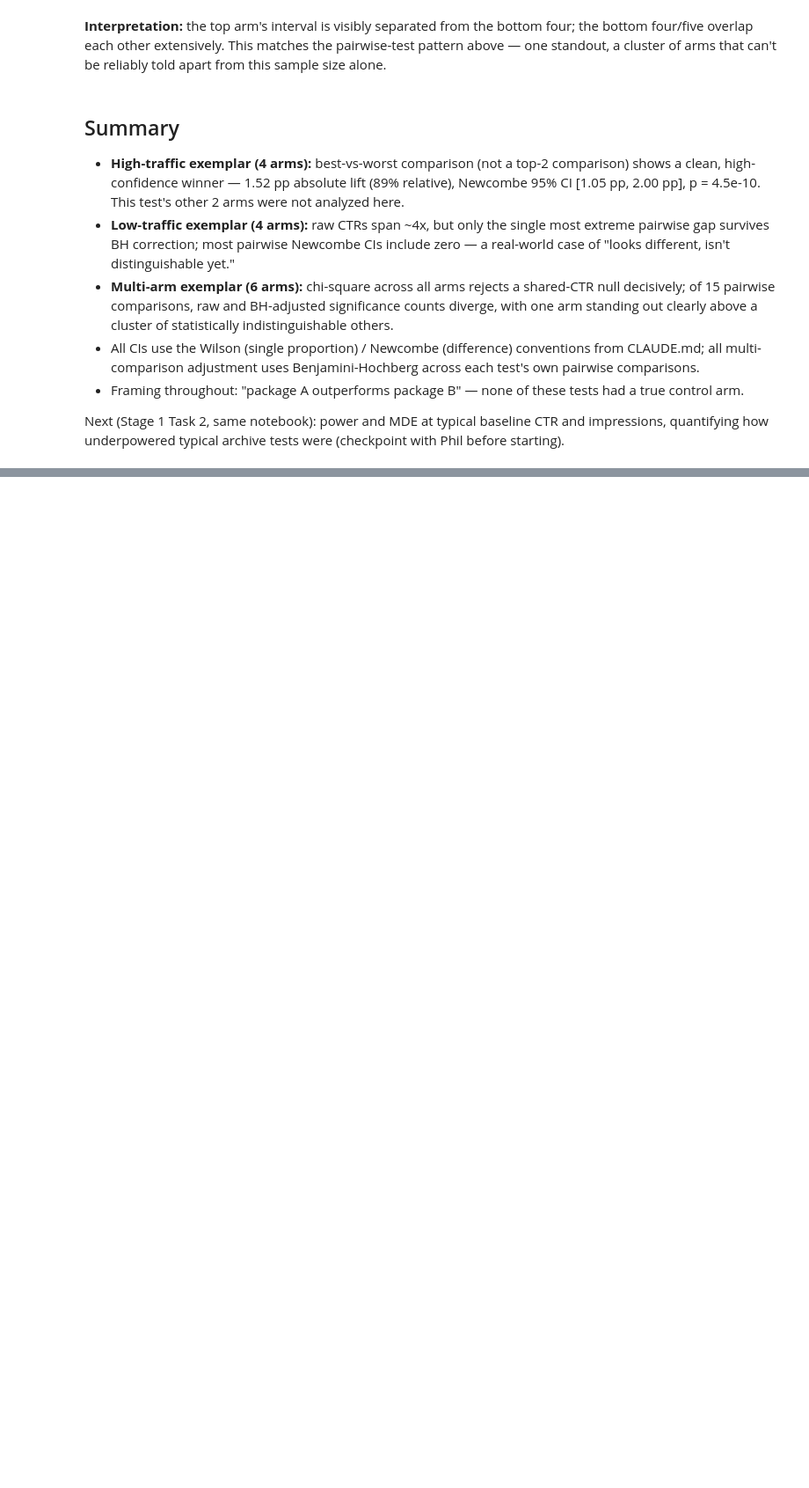
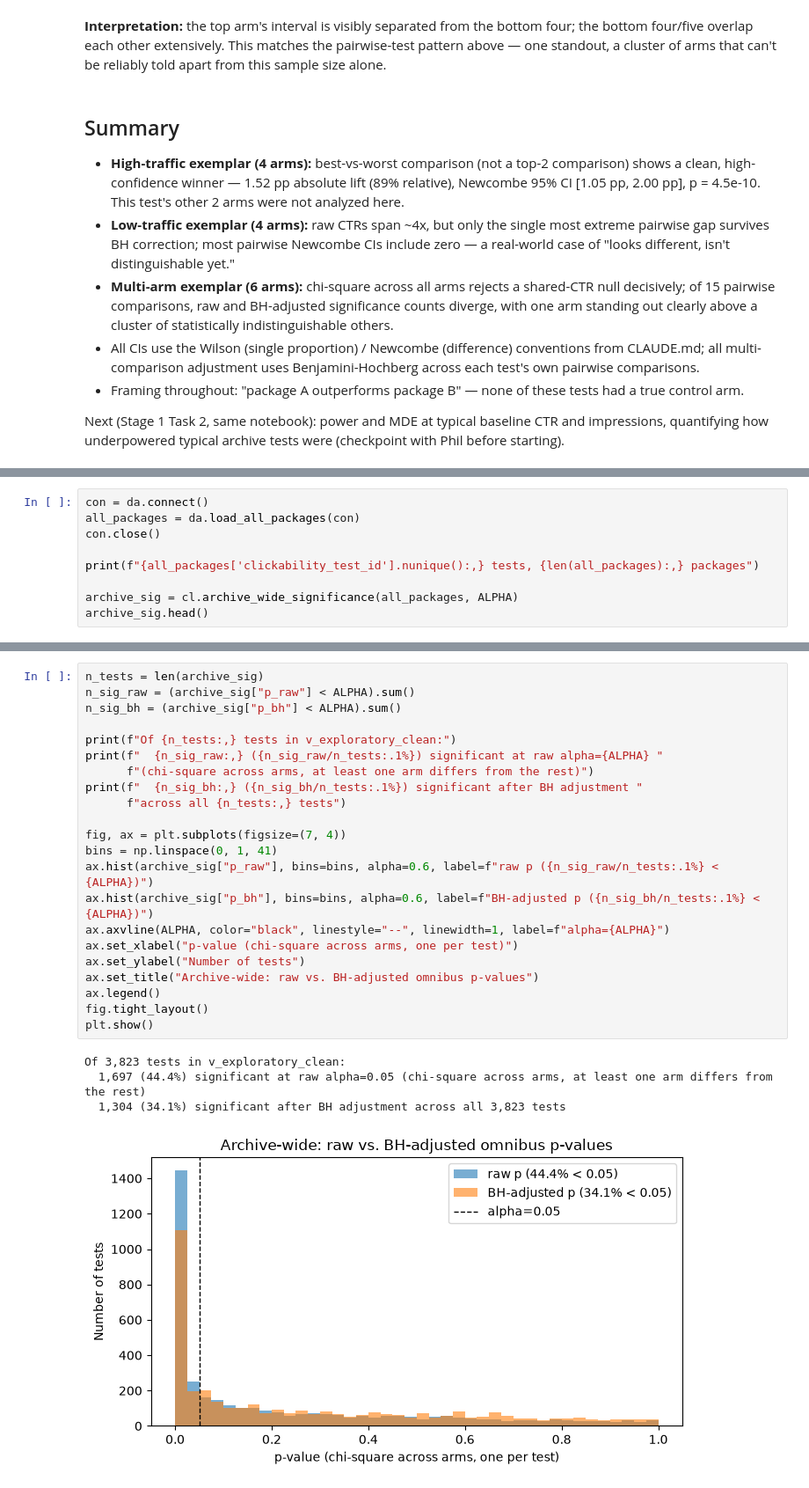
Before and after one commit to pmacias/clickworthy, a Jupyter notebook: notebooks/02_classical_ab.ipynb, the cells around one changed output, grey strips where cells are left out. Shown at 88% size. Drawn from its saved outputs; the diff is of its cells as text; blank space fills up the shorter version.

```diff
--- a/notebooks/02_classical_ab.ipynb
+++ b/notebooks/02_classical_ab.ipynb
@@ -290,0 +410,9 @@ Next (Stage 1 Task 2, same notebook): power and MDE at typical baseline CTR and
+# %%
+con = da.connect()
+all_packages = da.load_all_packages(con)
+con.close()
+
+print(f"{all_packages['clickability_test_id'].nunique():,} tests, {len(all_packages):,} packages")
+
+archive_sig = cl.archive_wide_significance(all_packages, ALPHA)
+archive_sig.head()
@@ -290,0 +431,27 @@ Next (Stage 1 Task 2, same notebook): power and MDE at typical baseline CTR and
+# %%
+n_tests = len(archive_sig)
+n_sig_raw = (archive_sig["p_raw"] < ALPHA).sum()
+n_sig_bh = (archive_sig["p_bh"] < ALPHA).sum()
+
+print(f"Of {n_tests:,} tests in v_exploratory_clean:")
+print(f"  {n_sig_raw:,} ({n_sig_raw/n_tests:.1%}) significant at raw alpha={ALPHA} "
+      f"(chi-square across arms, at least one arm differs from the rest)")
+print(f"  {n_sig_bh:,} ({n_sig_bh/n_tests:.1%}) significant after BH adjustment "
+      f"across all {n_tests:,} tests")
+
+fig, ax = plt.subplots(figsize=(7, 4))
+bins = np.linspace(0, 1, 41)
+ax.hist(archive_sig["p_raw"], bins=bins, alpha=0.6, label=f"raw p ({n_sig_raw/n_tests:.1%} < {ALPHA})")
+ax.hist(archive_sig["p_bh"], bins=bins, alpha=0.6, label=f"BH-adjusted p ({n_sig_bh/n_tests:.1%} < {ALPHA})")
+ax.axvline(ALPHA, color="black", linestyle="--", linewidth=1, label=f"alpha={ALPHA}")
+ax.set_xlabel("p-value (chi-square across arms, one per test)")
+ax.set_ylabel("Number of tests")
+ax.set_title("Archive-wide: raw vs. BH-adjusted omnibus p-values")
+ax.legend()
+fig.tight_layout()
+plt.show()
+# %% [output]
+Of 3,823 tests in v_exploratory_clean:
+  1,697 (44.4%) significant at raw alpha=0.05 (chi-square across arms, at least one arm differs from the rest)
+  1,304 (34.1%) significant after BH adjustment across all 3,823 tests
+[figure, added]
```
Also changed, not shown: parts of 19 cells of this notebook, 4 other files.
